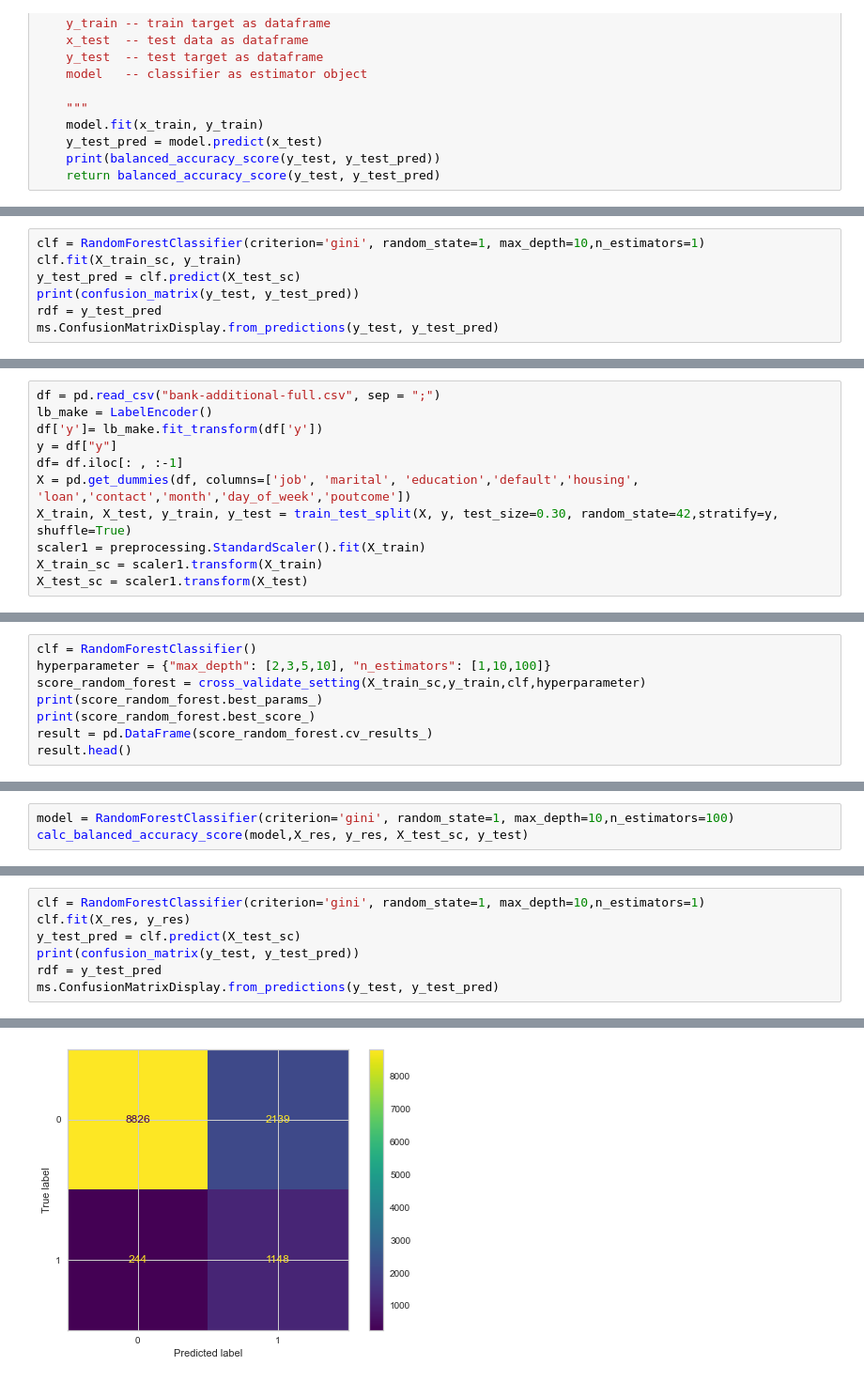
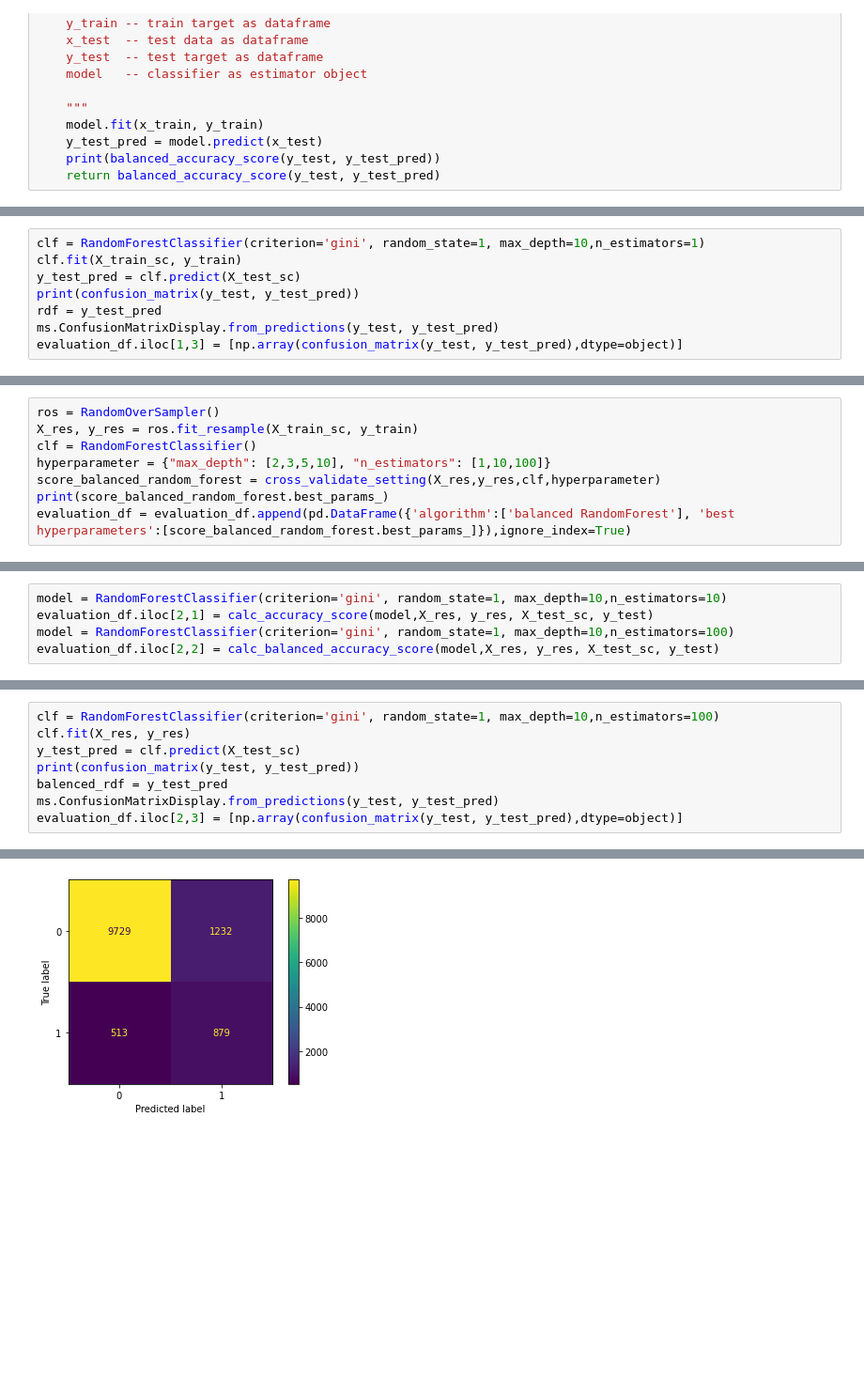
Before and after one commit to wuesten/Potfolio_2_ML, a Jupyter notebook: Exam.ipynb, the cells around one changed output, grey strips where cells are left out. Shown: that part at 94% size. Saved outputs shown, nothing was run; the diff lists cells and outputs as text; blank space fills up the shorter version.

```diff
--- a/Exam.ipynb
+++ b/Exam.ipynb
@@ -361,4 +334,5 @@ y_test_pred = clf.predict(X_test_sc)
 print(confusion_matrix(y_test, y_test_pred))
 rdf = y_test_pred
 ms.ConfusionMatrixDisplay.from_predictions(y_test, y_test_pred)
+evaluation_df.iloc[1,3] = [np.array(confusion_matrix(y_test, y_test_pred),dtype=object)]
 # %% [output]
@@ -369,11 +341,0 @@ ms.ConfusionMatrixDisplay.from_predictions(y_test, y_test_pred)
-# %%
-df = pd.read_csv("bank-additional-full.csv", sep = ";")
-lb_make = LabelEncoder()
-df['y']= lb_make.fit_transform(df['y'])
-y = df["y"]
-df= df.iloc[: , :-1]
-X = pd.get_dummies(df, columns=['job', 'marital', 'education','default','housing', 'loan','contact','month','day_of_week','poutcome'])
-X_train, X_test, y_train, y_test = train_test_split(X, y, test_size=0.30, random_state=42,stratify=y, shuffle=True)
-scaler1 = preprocessing.StandardScaler().fit(X_train)
-X_train_sc = scaler1.transform(X_train)
-X_test_sc = scaler1.transform(X_test)
@@ -382,9 +344,9 @@ X_test_sc = scaler1.transform(X_test)
 # %%
+ros = RandomOverSampler()
+X_res, y_res = ros.fit_resample(X_train_sc, y_train)
 clf = RandomForestClassifier()
 hyperparameter = {"max_depth": [2,3,5,10], "n_estimators": [1,10,100]}
-score_random_forest = cross_validate_setting(X_train_sc,y_train,clf,hyperparameter)
-print(score_random_forest.best_params_)
-print(score_random_forest.best_score_)
-result = pd.DataFrame(score_random_forest.cv_results_)
-result.head()
+score_balanced_random_forest = cross_validate_setting(X_res,y_res,clf,hyperparameter)
+print(score_balanced_random_forest.best_params_)
+evaluation_df = evaluation_df.append(pd.DataFrame({'algorithm':['balanced RandomForest'], 'best hyperparameters':[score_balanced_random_forest.best_params_]}),ignore_index=True)
 # %% [output]
@@ -414,4 +354,6 @@ score_balanced_random_forest.best_score_
 # %%
+model = RandomForestClassifier(criterion='gini', random_state=1, max_depth=10,n_estimators=10)
+evaluation_df.iloc[2,1] = calc_accuracy_score(model,X_res, y_res, X_test_sc, y_test)
 model = RandomForestClassifier(criterion='gini', random_state=1, max_depth=10,n_estimators=100)
-calc_balanced_accuracy_score(model,X_res, y_res, X_test_sc, y_test)
+evaluation_df.iloc[2,2] = calc_balanced_accuracy_score(model,X_res, y_res, X_test_sc, y_test)
 # %% [output]
@@ -420,8 +362,9 @@ calc_balanced_accuracy_score(model,X_res, y_res, X_test_sc, y_test)
 # %%
-clf = RandomForestClassifier(criterion='gini', random_state=1, max_depth=10,n_estimators=1)
+clf = RandomForestClassifier(criterion='gini', random_state=1, max_depth=10,n_estimators=100)
 clf.fit(X_res, y_res)
 y_test_pred = clf.predict(X_test_sc)
 print(confusion_matrix(y_test, y_test_pred))
-rdf = y_test_pred
+balenced_rdf = y_test_pred
 ms.ConfusionMatrixDisplay.from_predictions(y_test, y_test_pred)
+evaluation_df.iloc[2,3] = [np.array(confusion_matrix(y_test, y_test_pred),dtype=object)]
 # %% [output]
@@ -431 +373 @@ ms.ConfusionMatrixDisplay.from_predictions(y_test, y_test_pred)
-[figure, old version]
+[figure, new version]
```
Also changed, not shown: parts of 35 cells of this notebook.
